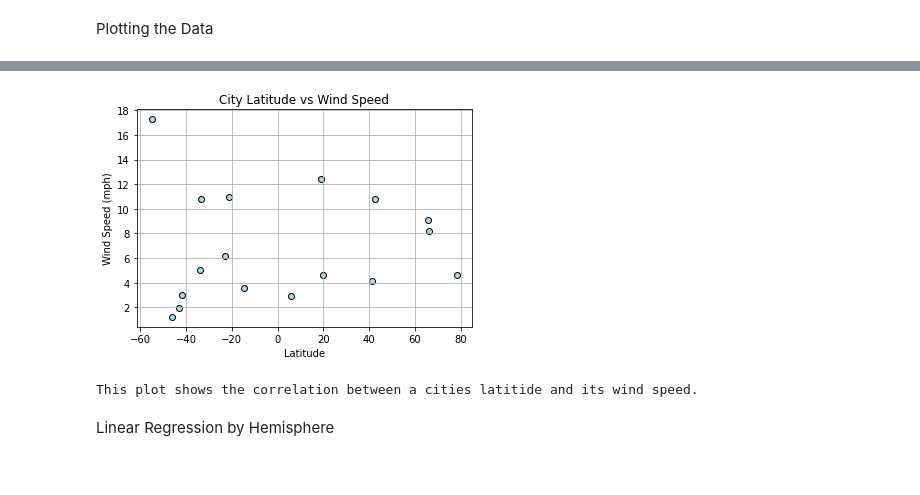
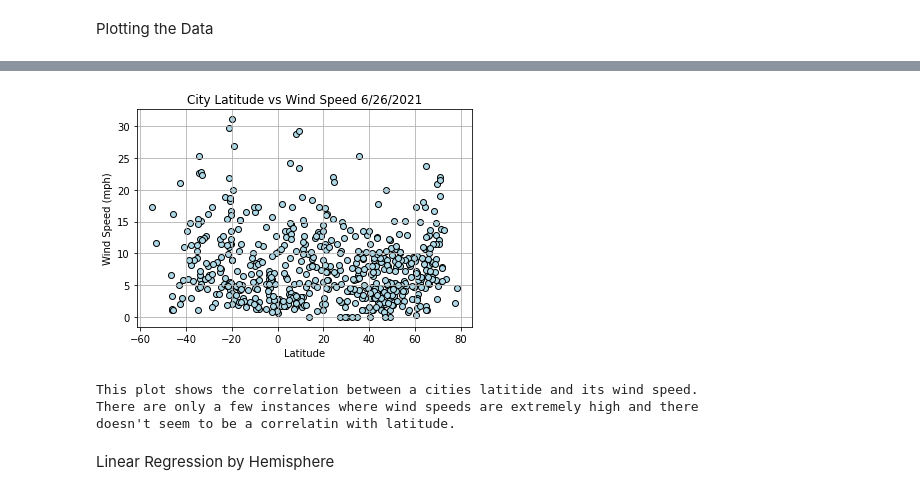
Before and after one commit to sissa81/python-api-challenge, a Jupyter notebook: WeatherPy/WeatherPy.ipynb, the cells around one changed output, grey strips where cells are left out. Drawn from its saved outputs; the diff is of its cells as text; code cells hidden in the pictures.

```diff
--- a/WeatherPy/WeatherPy.ipynb
+++ b/WeatherPy/WeatherPy.ipynb
@@ -31,8 +31,8 @@ lat_lngs = []
 cities = []
 
 # Create a set of random lat an lng combinations
-lats = np.random.uniform(lat_range[0], lat_range[1], size=25)
-lngs = np.random.uniform(lng_range[0], lng_range[1], size=25)
+lats = np.random.uniform(lat_range[0], lat_range[1], size=1500)
+lngs = np.random.uniform(lng_range[0], lng_range[1], size=1500)
 lat_lngs = zip(lats,lngs)
 
 # Identify nearest city for each lat, lng combination
@@ -230,15 +234,19 @@ This plot shows the correlation between a cities latitide and its cloudiness.
 # %%
 # Create plot for Latitude vs Wind Speed
-plt.title("City Latitude vs Wind Speed")
+plt.title("City Latitude vs Wind Speed 6/26/2021")
 plt.xlabel("Latitude")
 plt.ylabel("Wind Speed (mph)")
 plt.scatter(cities_df["Latitude"], cities_df["Wind Speed"], marker="o", facecolors="lightblue", edgecolors="black")
 plt.grid()
 plt.show()
 print("This plot shows the correlation between a cities latitide and its wind speed.")
+print("There are only a few instances where wind speeds are extremely high and there")
+print("doesn't seem to be a correlatin with latitude.")
 # %% [output]
-[figure, old version]
+[figure, new version]
 This plot shows the correlation between a cities latitide and its wind speed.
+There are only a few instances where wind speeds are extremely high and there
+doesn't seem to be a correlatin with latitude.
 # %% [markdown]
 Linear Regression by Hemisphere
 # %%
```
Also changed, not shown: parts of 22 cells of this notebook, 1 other file.
